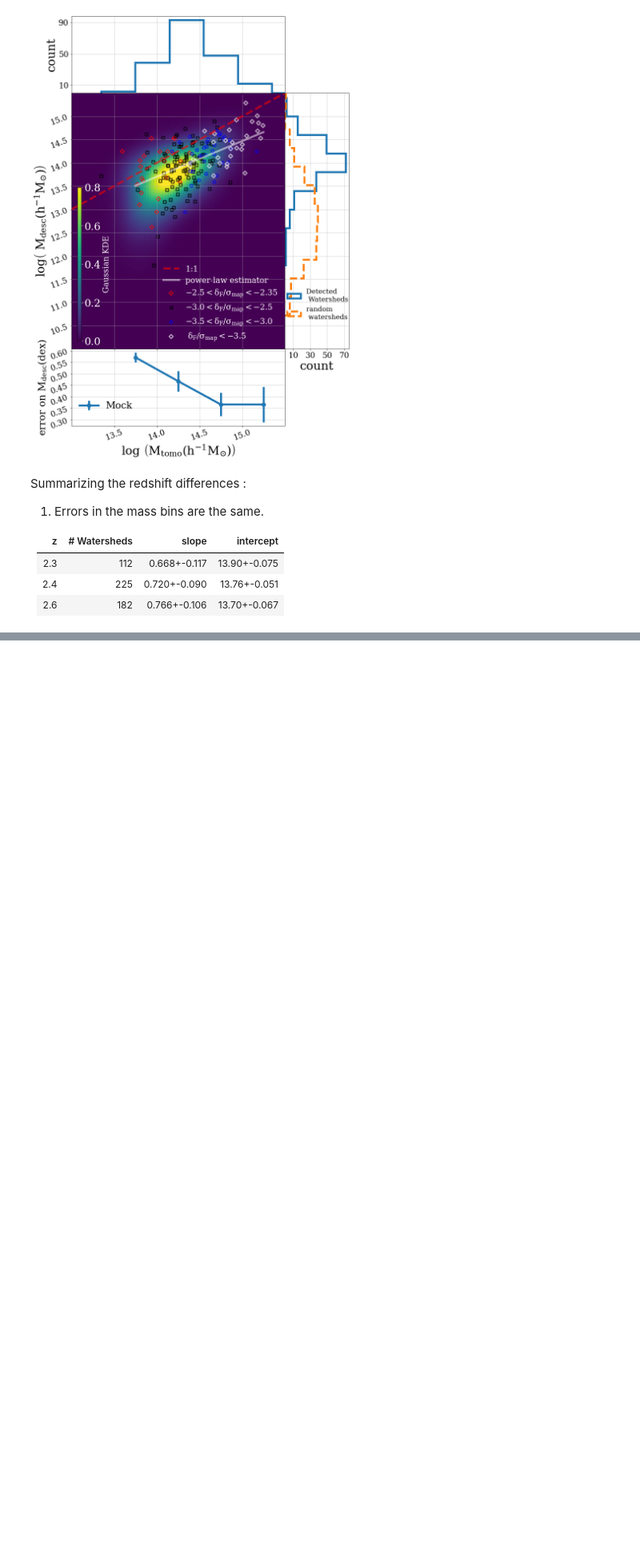
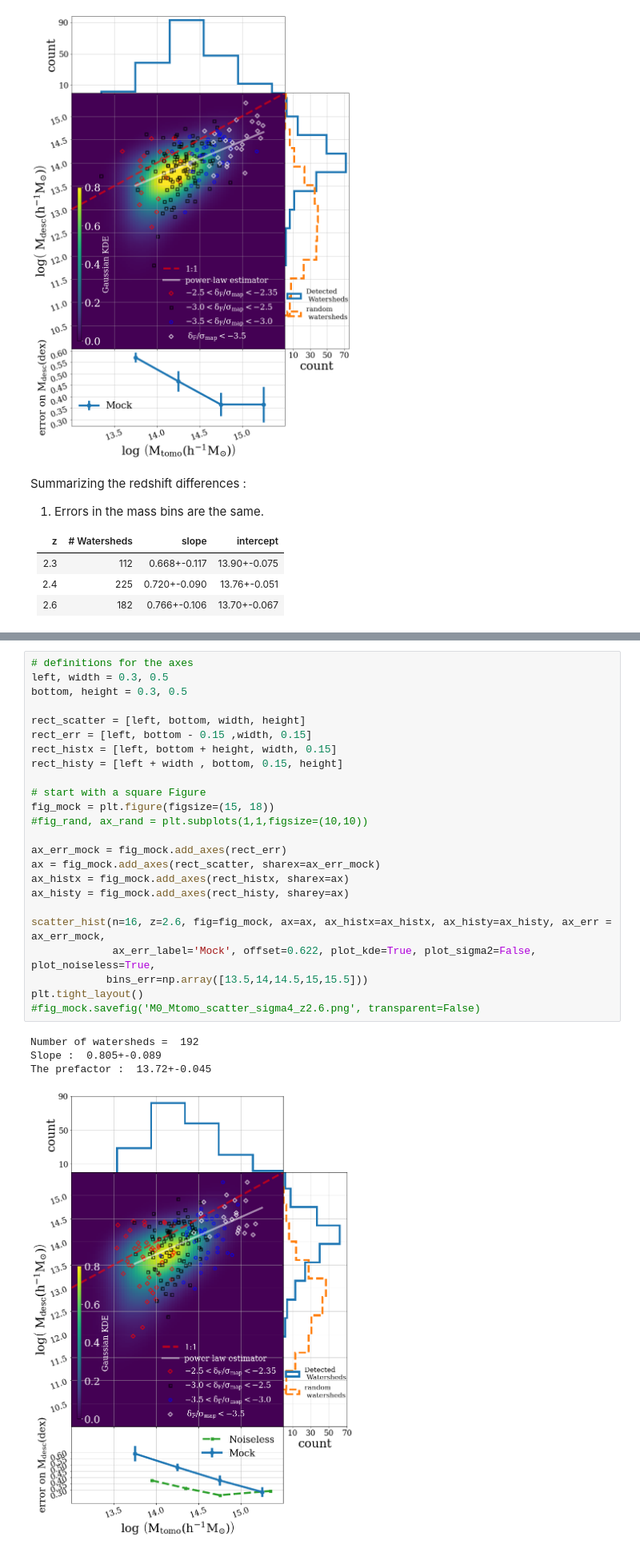
Before and after one commit to qezlou/LyTomo_Watershed, a Jupyter notebook: M0_Mtomo.ipynb, the cells around one changed output, grey strips where cells are left out. Shown at 80% size. Saved outputs shown, nothing was run; the diff lists cells and outputs as text; blank space fills up the shorter version.

```diff
--- a/M0_Mtomo.ipynb
+++ b/M0_Mtomo.ipynb
@@ -588,0 +586,29 @@ Summarizing the redshift differences :
+# %%
+# definitions for the axes
+left, width = 0.3, 0.5
+bottom, height = 0.3, 0.5
+
+rect_scatter = [left, bottom, width, height]
+rect_err = [left, bottom - 0.15 ,width, 0.15]
+rect_histx = [left, bottom + height, width, 0.15]
+rect_histy = [left + width , bottom, 0.15, height]
+
+# start with a square Figure
+fig_mock = plt.figure(figsize=(15, 18))
+#fig_rand, ax_rand = plt.subplots(1,1,figsize=(10,10))
+
+ax_err_mock = fig_mock.add_axes(rect_err)
+ax = fig_mock.add_axes(rect_scatter, sharex=ax_err_mock)
+ax_histx = fig_mock.add_axes(rect_histx, sharex=ax)
+ax_histy = fig_mock.add_axes(rect_histy, sharey=ax)
+
+scatter_hist(n=16, z=2.6, fig=fig_mock, ax=ax, ax_histx=ax_histx, ax_histy=ax_histy, ax_err = ax_err_mock,
+             ax_err_label='Mock', offset=0.622, plot_kde=True, plot_sigma2=False, plot_noiseless=True,
+            bins_err=np.array([13.5,14,14.5,15,15.5]))
+plt.tight_layout()
+#fig_mock.savefig('M0_Mtomo_scatter_sigma4_z2.6.png', transparent=False)
+# %% [output]
+Number of watersheds =  192
+Slope :  0.805+-0.089
+The prefactor :  13.72+-0.045
+[figure, added]
```
Also changed, not shown: parts of 7 cells of this notebook, 1 other file.
